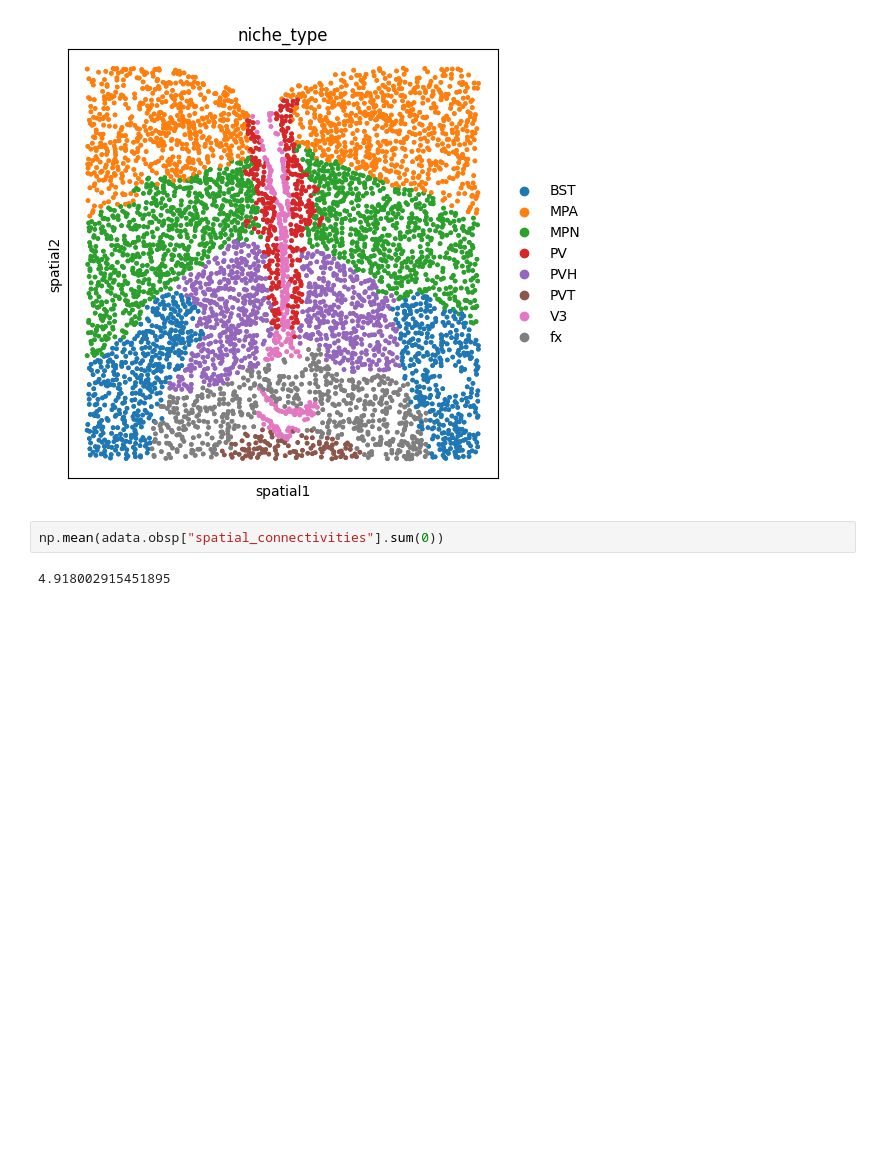
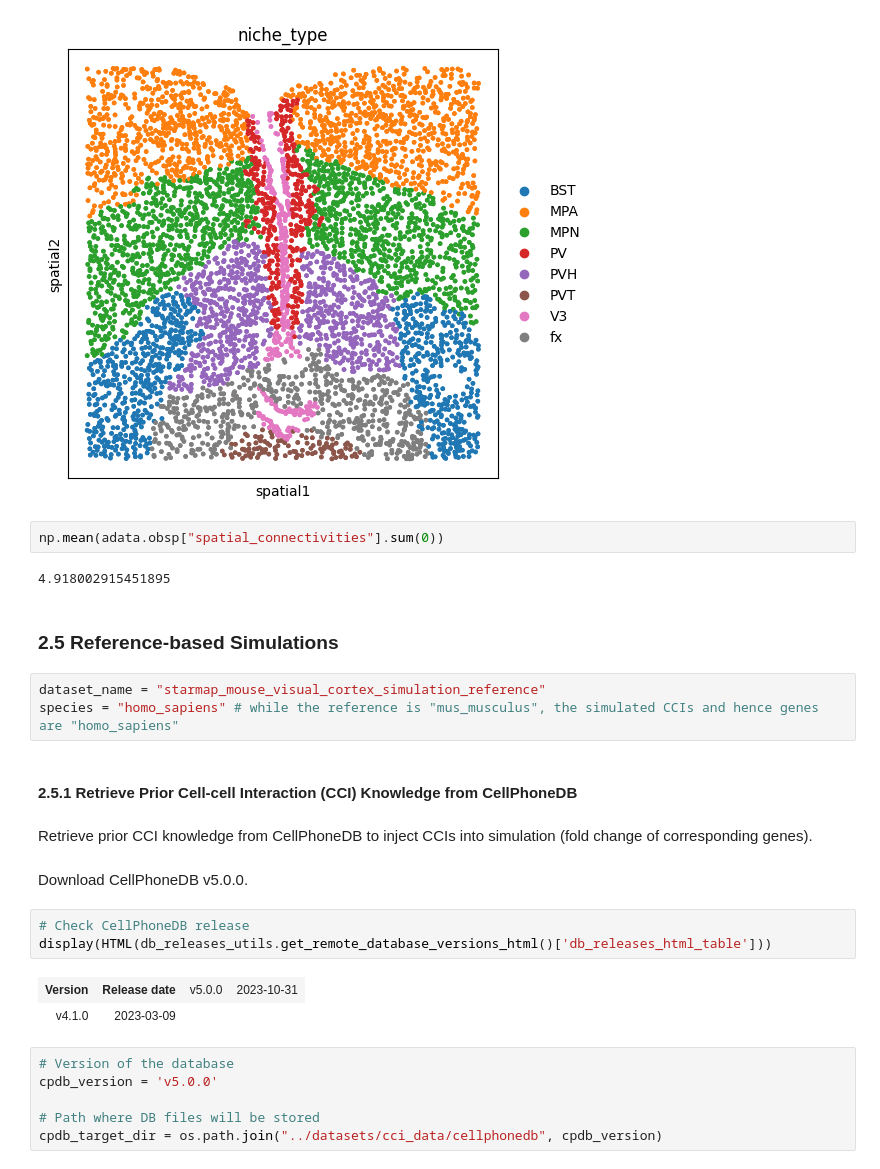
Before and after one commit to Lotfollahi-lab/terra-reproducibility, a Jupyter notebook: analysis/data_preparation.ipynb, the cells around one changed output. Cells and saved outputs as stored; diff of their text form; blank space fills up the shorter version.

```diff
--- a/analysis/data_preparation.ipynb
+++ b/analysis/data_preparation.ipynb
@@ -569,3 +578,26 @@ WARNING: Please specify a valid `library_id` or set it permanently in `adata.uns
 np.mean(adata.obsp["spatial_connectivities"].sum(0))
 # %% [output]
 4.918002915451895
+# %% [markdown]
+### 2.5 Reference-based Simulations
+# %%
+dataset_name = "starmap_mouse_visual_cortex_simulation_reference"
+species = "homo_sapiens" # while the reference is "mus_musculus", the simulated CCIs and hence genes are "homo_sapiens"
+# %% [markdown]
+#### 2.5.1 Retrieve Prior Cell-cell Interaction (CCI) Knowledge from CellPhoneDB
+# %% [markdown]
+Retrieve prior CCI knowledge from CellPhoneDB to inject CCIs into simulation (fold change of corresponding genes).
+# %% [markdown]
+Download CellPhoneDB v5.0.0.
+# %%
+# Check CellPhoneDB release
+display(HTML(db_releases_utils.get_remote_database_versions_html()['db_releases_html_table']))
+# %% [output]
+| Version | Release date | v5.0.0 | 2023-10-31 |
+| v4.1.0 | 2023-03-09 |
+# %%
+# Version of the database
+cpdb_version = 'v5.0.0'
+
+# Path where DB files will be stored
+cpdb_target_dir = os.path.join("../datasets/cci_data/cellphonedb", cpdb_version)
```
Also changed, not shown: parts of 20 cells of this notebook, 4 other files.
